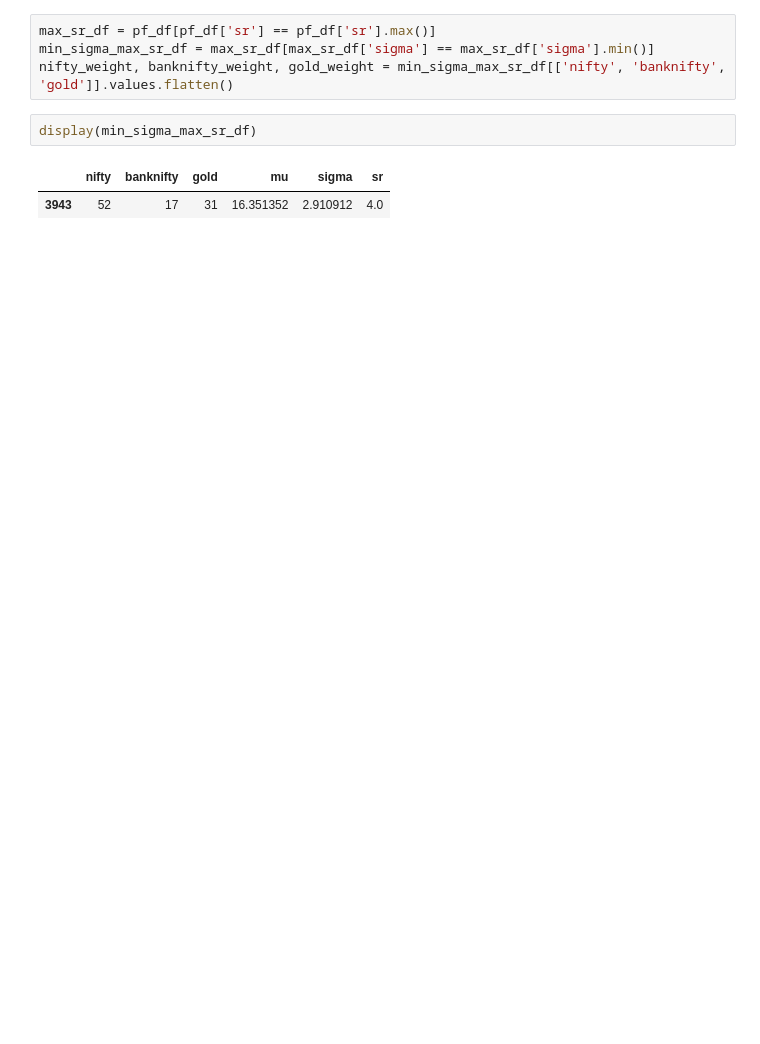
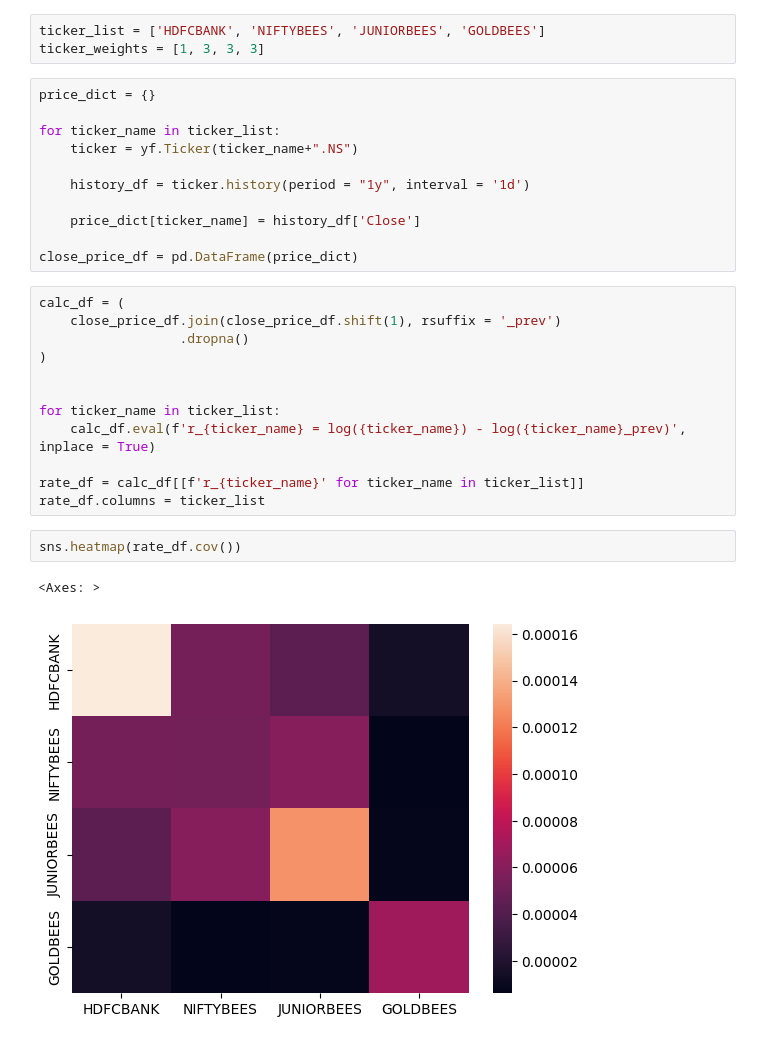
Before and after one commit to vkthakur90/AI_Applications, a Jupyter notebook: Modern_Portfolio_Theory.ipynb, the cells around one changed output. Drawn from its saved outputs; the diff is of its cells as text; blank space fills up the shorter version.

```diff
--- a/Modern_Portfolio_Theory.ipynb
+++ b/Modern_Portfolio_Theory.ipynb
@@ -83,9 +10,31 @@ pf_df = pd.DataFrame(data_list, columns = ['nifty', 'banknifty', 'gold', 'mu', '
-# %%
-max_sr_df = pf_df[pf_df['sr'] == pf_df['sr'].max()]
-min_sigma_max_sr_df = max_sr_df[max_sr_df['sigma'] == max_sr_df['sigma'].min()]
-nifty_weight, banknifty_weight, gold_weight = min_sigma_max_sr_df[['nifty', 'banknifty', 'gold']].values.flatten()
-# %%
-display(min_sigma_max_sr_df)
-# %% [output]
-|  | nifty | banknifty | gold | mu | sigma | sr |
-| 3943 | 52 | 17 | 31 | 16.351352 | 2.910912 | 4.0 |
+# %%
+ticker_list = ['HDFCBANK', 'NIFTYBEES', 'JUNIORBEES', 'GOLDBEES']
+ticker_weights = [1, 3, 3, 3]
+# %%
+price_dict = {}
+
+for ticker_name in ticker_list:
+    ticker = yf.Ticker(ticker_name+".NS")
+
+    history_df = ticker.history(period = "1y", interval = '1d')
+
+    price_dict[ticker_name] = history_df['Close']
+
+close_price_df = pd.DataFrame(price_dict)
+# %%
+calc_df = (
+    close_price_df.join(close_price_df.shift(1), rsuffix = '_prev')
+                  .dropna()
+)
+
+
+for ticker_name in ticker_list:
+    calc_df.eval(f'r_{ticker_name} = log({ticker_name}) - log({ticker_name}_prev)', inplace = True)
+
+rate_df = calc_df[[f'r_{ticker_name}' for ticker_name in ticker_list]]
+rate_df.columns = ticker_list
+# %%
+sns.heatmap(rate_df.cov())
+# %% [output]
+<Axes: >
+[figure, added]
```
Also changed, not shown: parts of 21 cells of this notebook.
